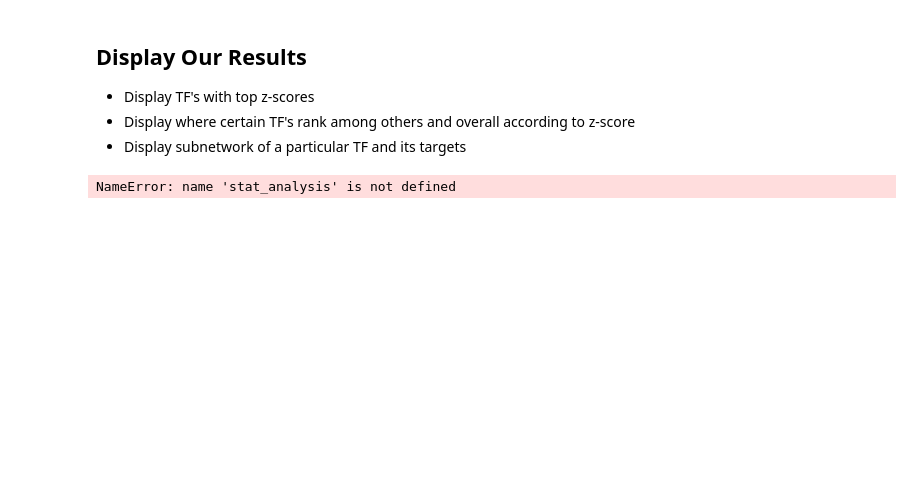
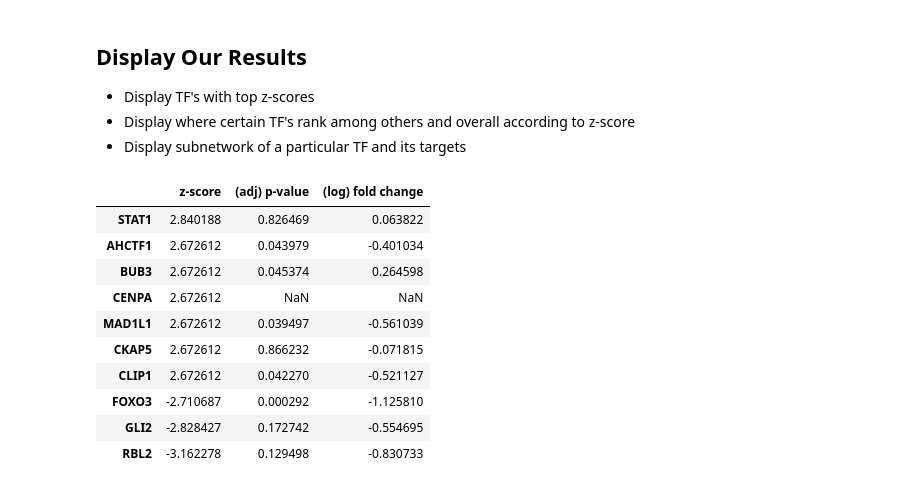
Before and after one commit to ucsd-ccbb/network_bio_toolkit, a Jupyter notebook: notebooks/URA_Arthritis.ipynb, the cells around one changed output. Drawn from its saved outputs; the diff is of its cells as text; code cells hidden in the pictures; blank space fills up the shorter version.

Commit message:
Added output to csv file and linked display functions to Upstream

```diff
--- a/notebooks/URA_Arthritis.ipynb
+++ b/notebooks/URA_Arthritis.ipynb
@@ -181,10 +163,20 @@ sns.distplot(z_scores, kde = True, rug = True)
 - Display where certain TF's rank among others and overall according to z-score
 - Display subnetwork of a particular TF and its targets
 # %%
-top_overall = stat_analysis.top_values(z_scores, DEG_to_pvalue, DEG_to_updown, act = False, abs_value = True, top = 10)
-display(top_overall)
+top_values = ura.top_values(act=True, abs_value=True, top=10)
+display(top_values)
 # %% [output]
-NameError: name 'stat_analysis' is not defined
+|  | z-score | (adj) p-value | (log) fold change |
+| STAT1 | 2.840188 | 0.826469 | 0.063822 |
+| AHCTF1 | 2.672612 | 0.043979 | -0.401034 |
+| BUB3 | 2.672612 | 0.045374 | 0.264598 |
+| CENPA | 2.672612 | NaN | NaN |
+| MAD1L1 | 2.672612 | 0.039497 | -0.561039 |
+| CKAP5 | 2.672612 | 0.866232 | -0.071815 |
+| CLIP1 | 2.672612 | 0.042270 | -0.521127 |
+| FOXO3 | -2.710687 | 0.000292 | -1.125810 |
+| GLI2 | -2.828427 | 0.172742 | -0.554695 |
+| RBL2 | -3.162278 | 0.129498 | -0.830733 |
 # %%
 # Ranking (in this case from 0 to 168)
 genes_to_rank = ['HOXA4', 'CEBPB', 'HIF1A','KLF4', 'TLE3', 'RBL2','TP53', 'STAT1', 'STAT5B']
```
Also changed, not shown: parts of 10 cells of this notebook, 3 other files.
